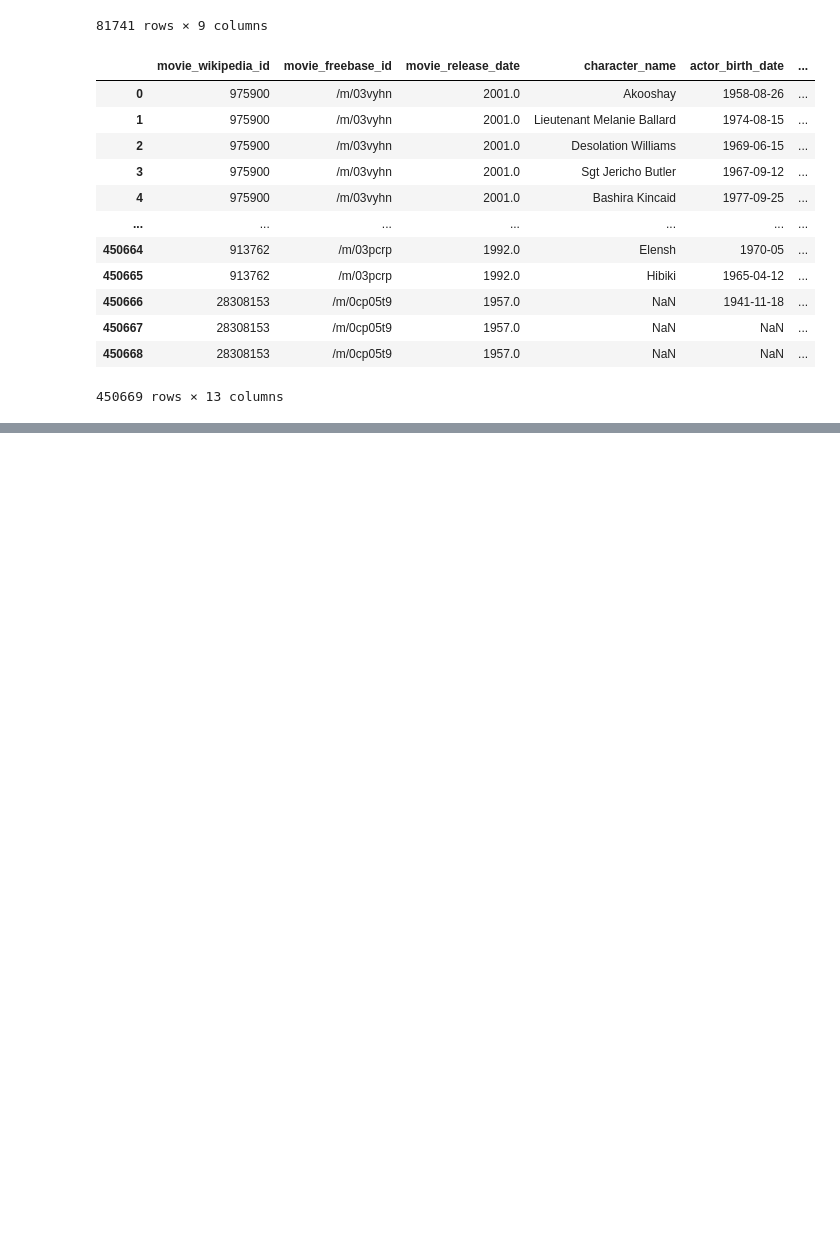
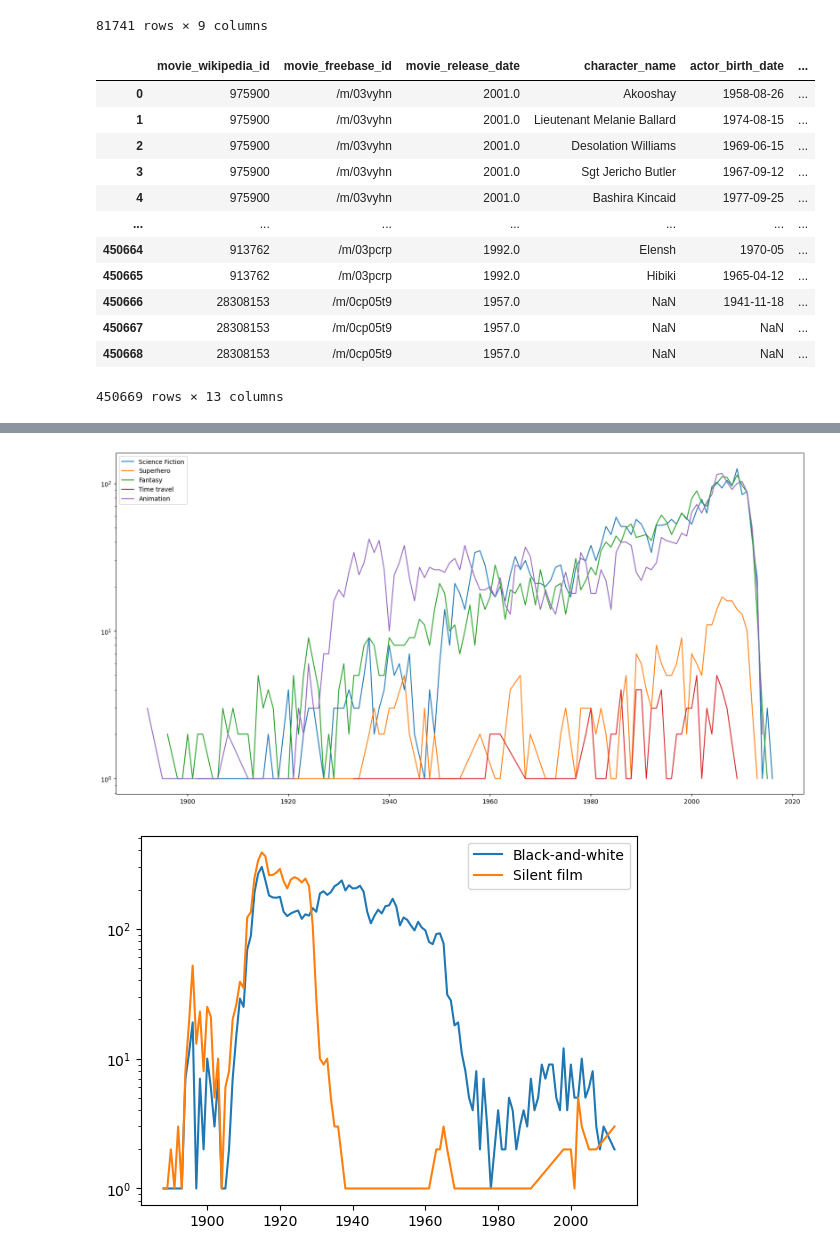
Before and after one commit to epfl-ada/ada-2023-project-adacalypse, a Jupyter notebook: visualization.ipynb, the cells around one changed output, grey strips where cells are left out. Drawn from its saved outputs; the diff is of its cells as text; code cells hidden in the pictures; blank space fills up the shorter version.

```diff
--- a/visualization.ipynb
+++ b/visualization.ipynb
@@ -50,0 +76,38 @@ character_metadata
+# %%
+# Plot evolution of genres according to time
+
+movie_dfs = []
+
+plt.figure(figsize=(20, 10))
+
+genres_1 = genres_tech[:len(genres_tech)-2]
+genres_2 = genres_tech[len(genres_tech)-2:len(genres_tech)]
+
+for genre in genres_1:
+    df = movies_metadata[movies_metadata.genres.str.contains(genre)][['release_date', 'genres', 'box_office']]
+    df_ = df.groupby(by = 'release_date').apply(lambda x: pd.Series({'frequency': x['genres'].count(),
+                                                                        'box_office_avg' : x['box_office'].mean()}))
+    plt.plot(df_.index , df_.frequency, label = genre)
+
+    movie_dfs.append(df_)
+
+plt.yscale('log')
+plt.legend()
+plt.show()
+
+movies_by_year = movies_metadata.groupby(by='release_date').apply(lambda x: pd.Series({'count' : x['name'].count()}))
+
+for genre in genres_2:
+    df = movies_metadata[movies_metadata.genres.str.contains(genre)][['release_date', 'genres', 'box_office']]
+    df_ = df.groupby(by = 'release_date').apply(lambda x: pd.Series({'frequency': x['genres'].count(),
+                                                                        'box_office_avg' : x['box_office'].mean()}))
+    plt.plot(df_.index , df_.frequency, label = genre)
+
+    movie_dfs.append(df_)
+
+plt.yscale('log')
+plt.legend()
+plt.show()
+# %% [output]
+[figure, added]
+[figure, added]
```
Also changed, not shown: parts of 1 cell of this notebook.
